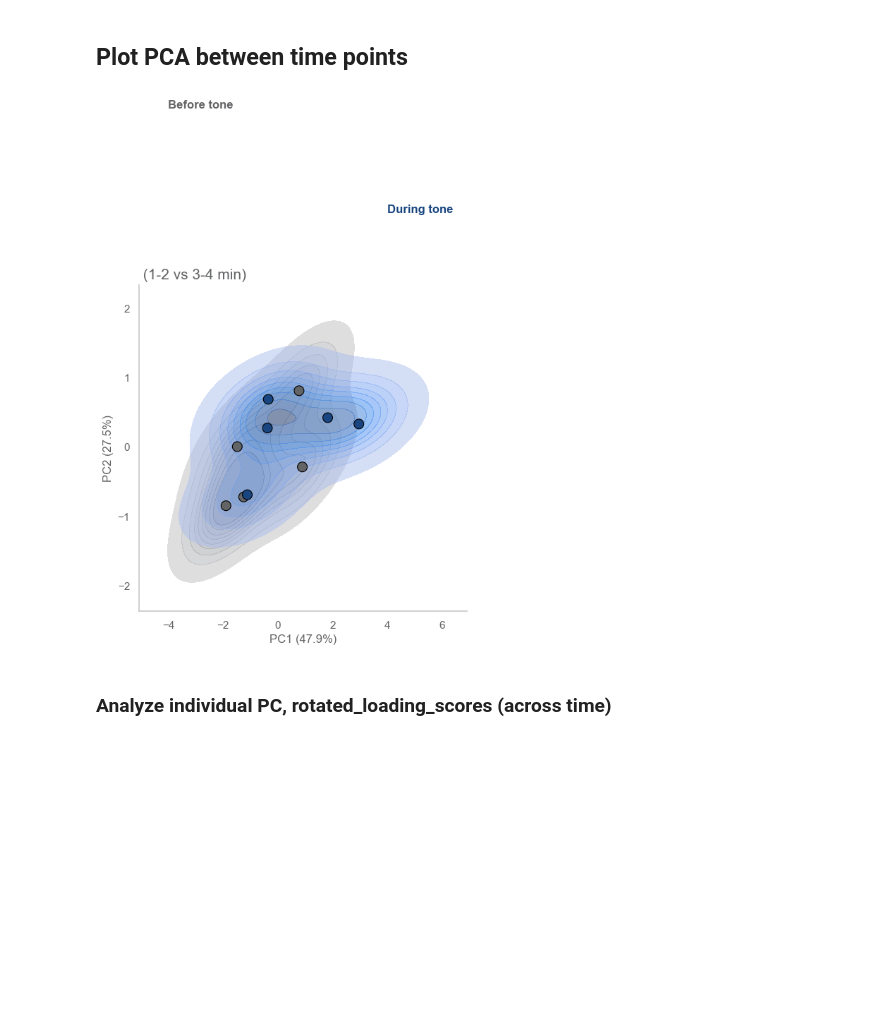
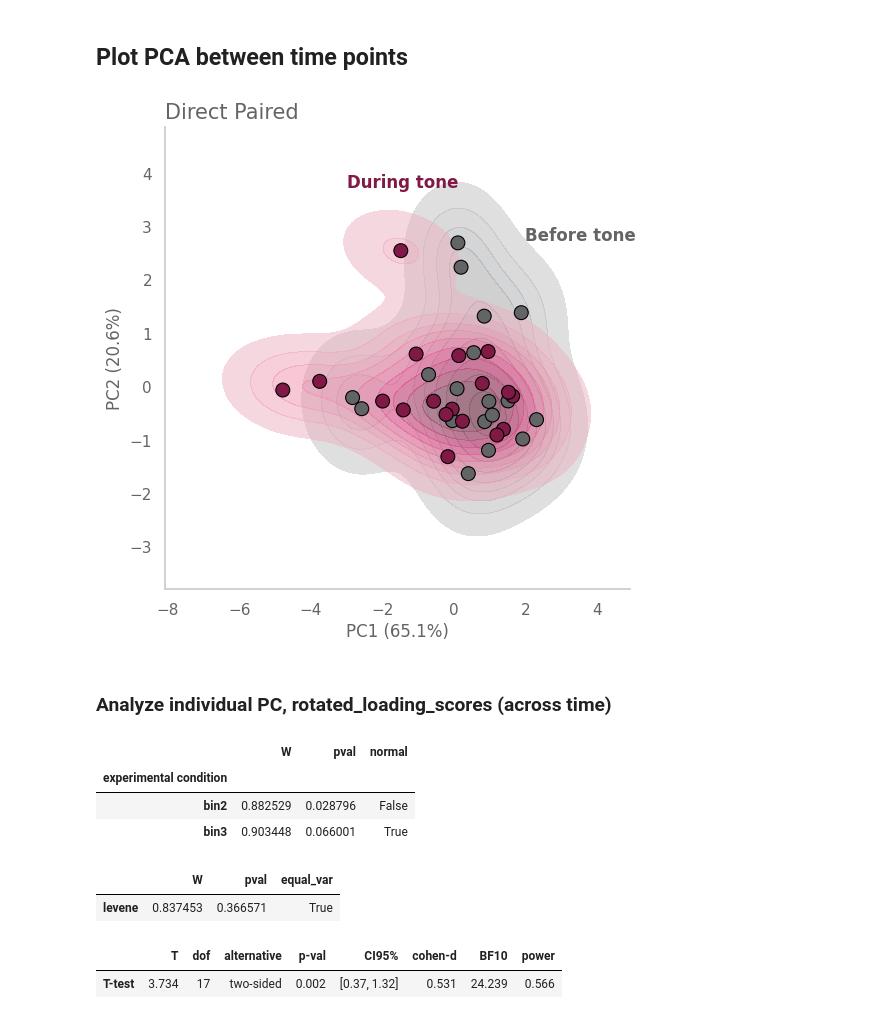
Before and after one commit to marccanela/deepof_abg, a Jupyter notebook: supervised_pipeline.ipynb, the cells around one changed output. Drawn from its saved outputs; the diff is of its cells as text; code cells hidden in the pictures; blank space fills up the shorter version.

```diff
--- a/supervised_pipeline.ipynb
+++ b/supervised_pipeline.ipynb
@@ -19,6 +14,6 @@ WARNING:tensorflow:From c:\Users\mcanela\AppData\Local\miniconda3\envs\deepof2\l
 # %%
 # Open an existing DeepOF project
-directory_output = '//folder/becell/Lab Projects/ERCstG_HighMemory/Data/Marc/1) SOC/2024-01a02 cFos/'
+directory_output = '/home/sie/Desktop/marc/project/'
 my_deepof_project = deepof.data.load_project(directory_output + "deepof_tutorial_project")
 # %%
 # Open an existing supervised analysis
@@ -128,41 +122,55 @@ visuals_customized.lollipop(dataframe_for_titles, rotated_loading_scores, 'PCA-1
 # Define the coordinates for the labels of each condition
 coords_dict = {
 #    'bin0': ['name1', [4,5]],
-    'bin1': ['Before tone', [-4,5]],
-#    'bin2': ['Before tone', [-4,5]],
-    'bin3': ['During tone', [4,3.5]],
+#    'bin1': ['Before tone', [-4,5]],
+    'bin2': ['Before tone', [2,3]],
+    'bin3': ['During tone', [-3,4]],
     }
 # %%
 # Define the colors for each condition
 color_dict = {
 #    'bin0': sns.color_palette("Set1")[0],
-    'bin1': grey_stark,
-#    'bin2': grey_stark,
-    'bin3': blue
+#    'bin1': grey_stark,
+    'bin2': grey_stark,
+    'bin3': red
     }
 # %%
+specific_condition = {
+    'learning': 'mediated',
+    'group': 'unpaired'
+    }
+
 ax, embedding_dataset, dataframe_for_titles, concat_hue, pca= visuals_customized.plot_embeddings_timelapse(
     my_deepof_project,
     supervised_annotations=supervised_annotation,
     bin_size=60,
-    bin_index_list=[1,3],
-    my_title = ' (1-2 vs 3-4 min)',
+    bin_index_list=[2,3],
+    my_title = 'Direct Paired',
     my_color_dict = color_dict,
     my_coords_dict = coords_dict,
-    specific_condition = 'unpaired',
-    # given_pca = pca # Uncomment to train a new pca
+    specific_condition = specific_condition,
+    given_pca = pca # Comment to train a new pca
 )
 # %% [output]
-[figure, old version]
+[figure, new version]
 # %% [markdown]
 ### Analyze individual PC, rotated_loading_scores (across time)
 # %%
-# Perform statistics
-import pingouin as pg
 pg.normality(embedding_dataset, 'PCA-1', 'experimental condition')
+# %% [output]
+|  | W | pval | normal |
+| experimental condition |  |  |  |
+| bin2 | 0.882529 | 0.028796 | False |
+| bin3 | 0.903448 | 0.066001 | True |
 # %%
 pg.homoscedasticity(embedding_dataset, 'PCA-1', 'experimental condition')
+# %% [output]
+|  | W | pval | equal_var |
+| levene | 0.837453 | 0.366571 | True |
 # %%
-x = embedding_dataset[embedding_dataset['experimental condition'] == 'bin1']['PCA-1']
+x = embedding_dataset[embedding_dataset['experimental condition'] == 'bin2']['PCA-1']
 y = embedding_dataset[embedding_dataset['experimental condition'] == 'bin3']['PCA-1']
-pg.ttest(x, y).round(3)
+pg.ttest(x, y, paired=True).round(3)
+# %% [output]
+|  | T | dof | alternative | p-val | CI95% | cohen-d | BF10 | power |
+| T-test | 3.734 | 17 | two-sided | 0.002 | [0.37, 1.32] | 0.531 | 24.239 | 0.566 |
```
Also changed, not shown: parts of 9 cells of this notebook, 8 other files.
